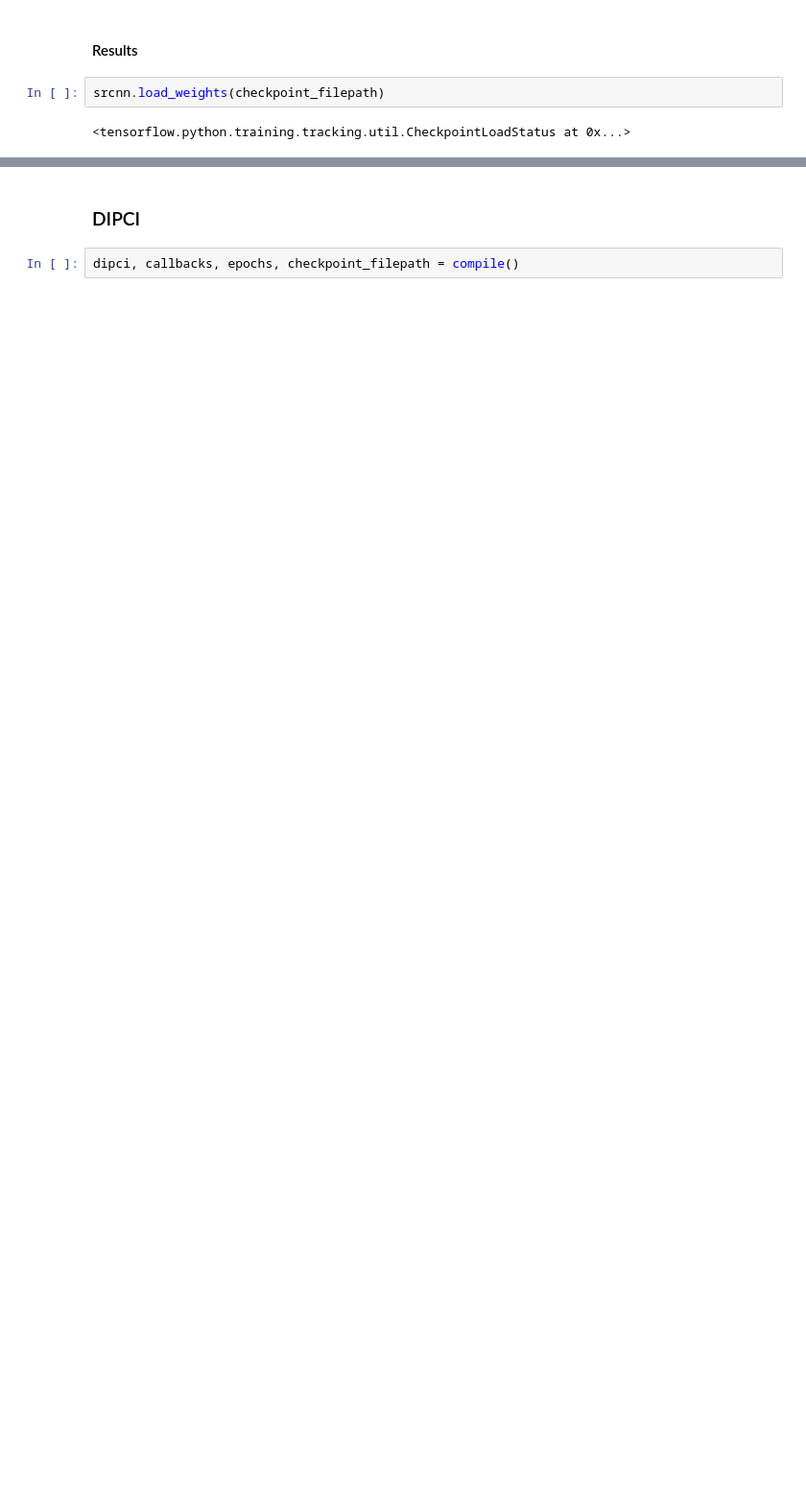
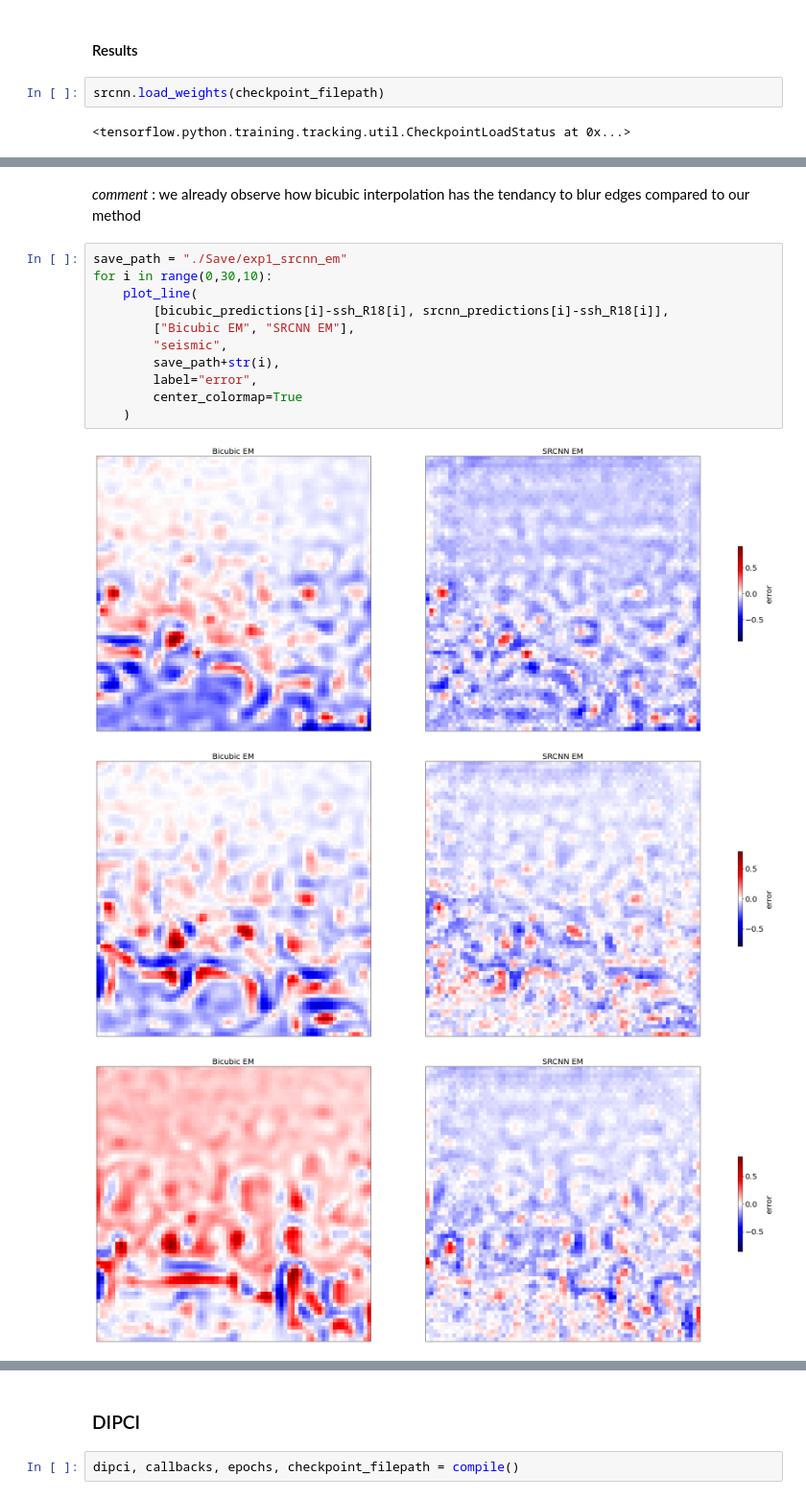
Before and after one commit to MdeCastelbajac/dipci, a Jupyter notebook: ProjectNotebook.ipynb, the cells around one changed output, grey strips where cells are left out. Shown at 96% size. Cells and saved outputs as stored; diff of their text form; blank space fills up the shorter version.

```diff
--- a/ProjectNotebook.ipynb
+++ b/ProjectNotebook.ipynb
@@ -112,0 +98,17 @@ PSNR of SRCNN and Ground Truth is  37.346123173488905
+# %% [markdown]
+*comment* : we already observe how bicubic interpolation has the tendancy to blur edges compared to our method
+# %%
+save_path = "./Save/exp1_srcnn_em"
+for i in range(0,30,10):
+    plot_line(
+        [bicubic_predictions[i]-ssh_R18[i], srcnn_predictions[i]-ssh_R18[i]],
+        ["Bicubic EM", "SRCNN EM"],
+        "seismic",
+        save_path+str(i),
+        label="error",
+        center_colormap=True
+    )
+# %% [output]
+[figure, added]
+[figure, added]
+[figure, added]
```
Also changed, not shown: parts of 26 cells of this notebook, 28 other files.
